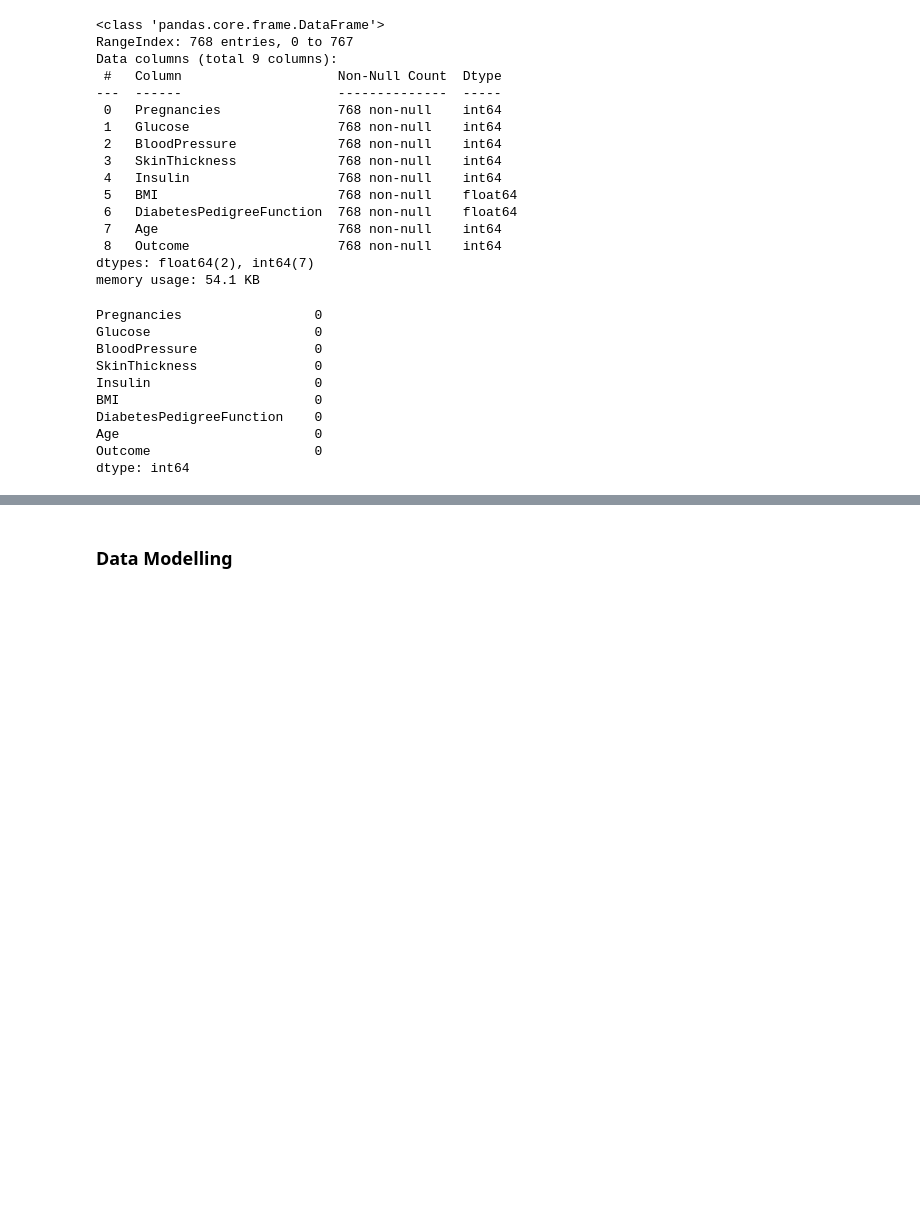
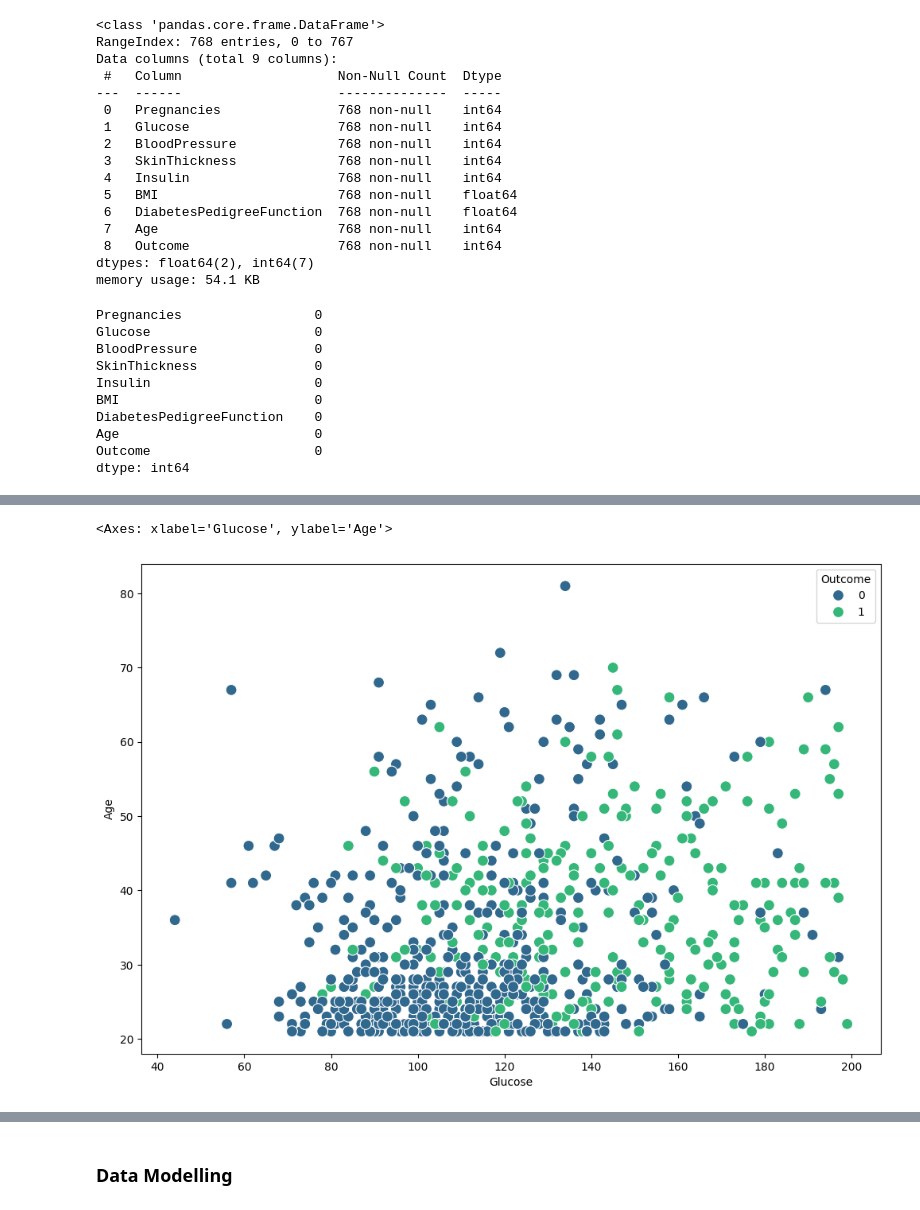
Before and after one commit to GALACICEK/DataScience, a Jupyter notebook: Exercises/exercises-5.ipynb, the cells around one changed output, grey strips where cells are left out. Saved outputs shown, nothing was run; the diff lists cells and outputs as text; code cells hidden in the pictures; blank space fills up the shorter version.

```diff
--- a/Exercises/exercises-5.ipynb
+++ b/Exercises/exercises-5.ipynb
@@ -83,0 +116,13 @@ df.sample(7)
+# %%
+plt.figure(figsize=(12,8))
+sns.scatterplot(
+    x="Glucose",
+    y="Age",
+    hue = "Outcome",
+    data = df,
+    palette ="viridis",
+    s=100
+    )
+# %% [output]
+<Axes: xlabel='Glucose', ylabel='Age'>
+[figure, added]
```
Also changed, not shown: parts of 11 cells of this notebook.
